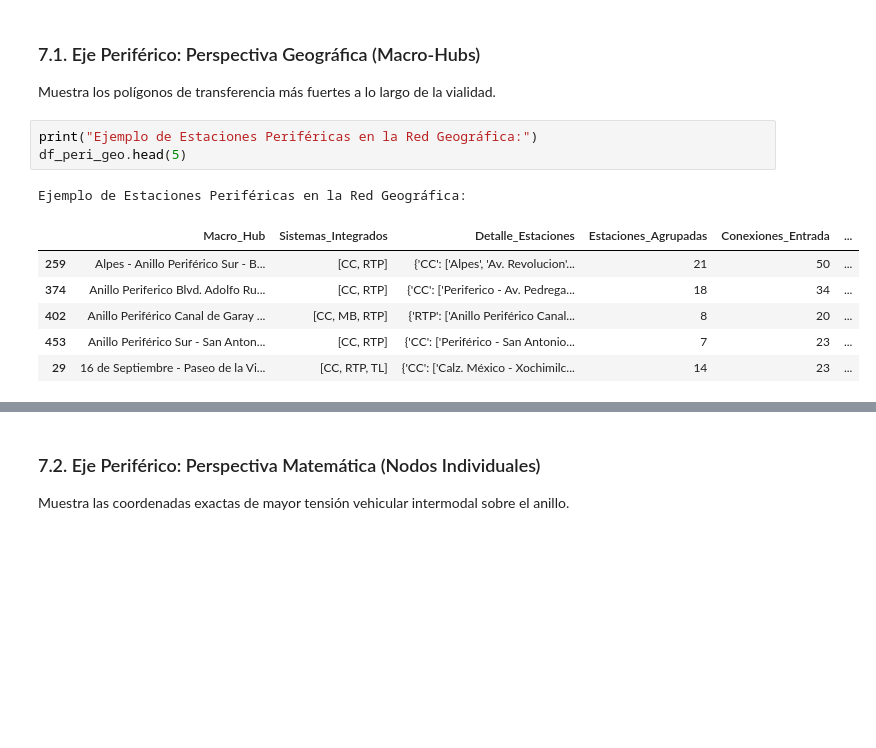
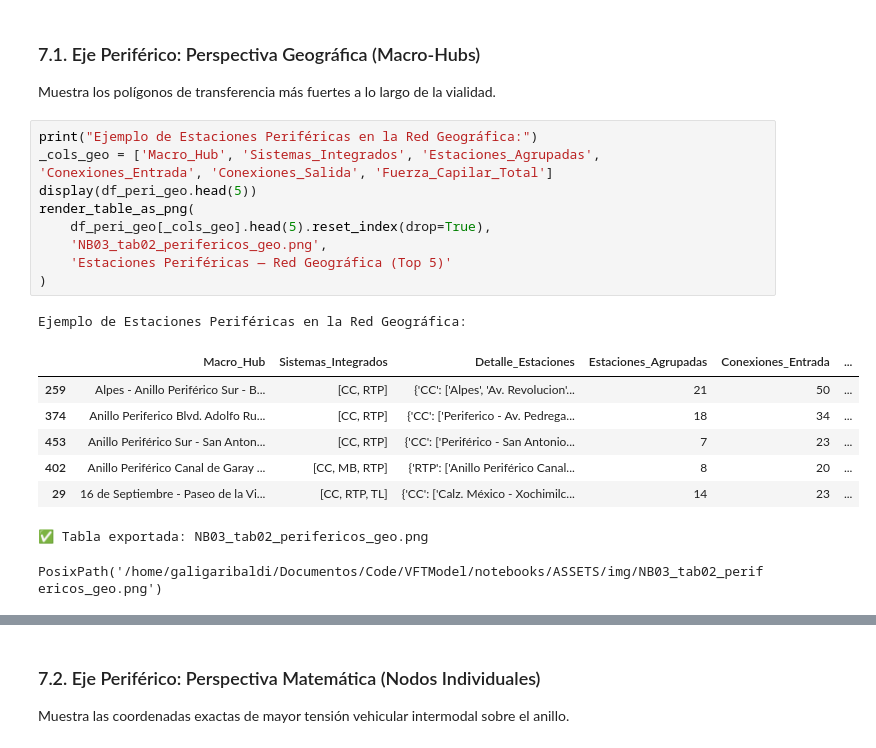
Before and after one commit to galigaribaldi/VFTModel, a Jupyter notebook: notebooks/03_Fuerza_capilar.ipynb, the cells around one changed output, grey strips where cells are left out. Cells and saved outputs as stored; diff of their text form; blank space fills up the shorter version.

```diff
--- a/notebooks/03_Fuerza_capilar.ipynb
+++ b/notebooks/03_Fuerza_capilar.ipynb
@@ -263,15 +358,23 @@ df_peri_geo = df_macro_hubs[df_macro_hubs['Macro_Hub'].str.contains(patron, na=F
 Muestra los polígonos de transferencia más fuertes a lo largo de la vialidad.
 # %%
 print("Ejemplo de Estaciones Periféricas en la Red Geográfica:")
-df_peri_geo.head(5)
+_cols_geo = ['Macro_Hub', 'Sistemas_Integrados', 'Estaciones_Agrupadas', 'Conexiones_Entrada', 'Conexiones_Salida', 'Fuerza_Capilar_Total']
+display(df_peri_geo.head(5))
+render_table_as_png(
+    df_peri_geo[_cols_geo].head(5).reset_index(drop=True),
+    'NB03_tab02_perifericos_geo.png',
+    'Estaciones Periféricas — Red Geográfica (Top 5)'
+)
 # %% [output]
 Ejemplo de Estaciones Periféricas en la Red Geográfica:
 |  | Macro_Hub | Sistemas_Integrados | Detalle_Estaciones | Estaciones_Agrupadas | Conexiones_Entrada | ... |
 | 259 | Alpes - Anillo Periférico Sur - B... | [CC, RTP] | {'CC': ['Alpes', 'Av. Revolucion'... | 21 | 50 | ... |
 | 374 | Anillo Periferico Blvd. Adolfo Ru... | [CC, RTP] | {'CC': ['Periferico - Av. Pedrega... | 18 | 34 | ... |
+| 453 | Anillo Periférico Sur - San Anton... | [CC, RTP] | {'CC': ['Periférico - San Antonio... | 7 | 23 | ... |
 | 402 | Anillo Periférico Canal de Garay ... | [CC, MB, RTP] | {'RTP': ['Anillo Periférico Canal... | 8 | 20 | ... |
-| 453 | Anillo Periférico Sur - San Anton... | [CC, RTP] | {'CC': ['Periférico - San Antonio... | 7 | 23 | ... |
 | 29 | 16 de Septiembre - Paseo de la Vi... | [CC, RTP, TL] | {'CC': ['Calz. México - Xochimilc... | 14 | 23 | ... |
+✅ Tabla exportada: NB03_tab02_perifericos_geo.png
+PosixPath('/home/galigaribaldi/Documentos/Code/VFTModel/notebooks/ASSETS/img/NB03_tab02_perifericos_geo.png')
 # %%
 # --- Datos ---
 top_peri_geo = df_peri_geo.head(10).copy()
```
Also changed, not shown: parts of 14 cells of this notebook, 24 other files.
